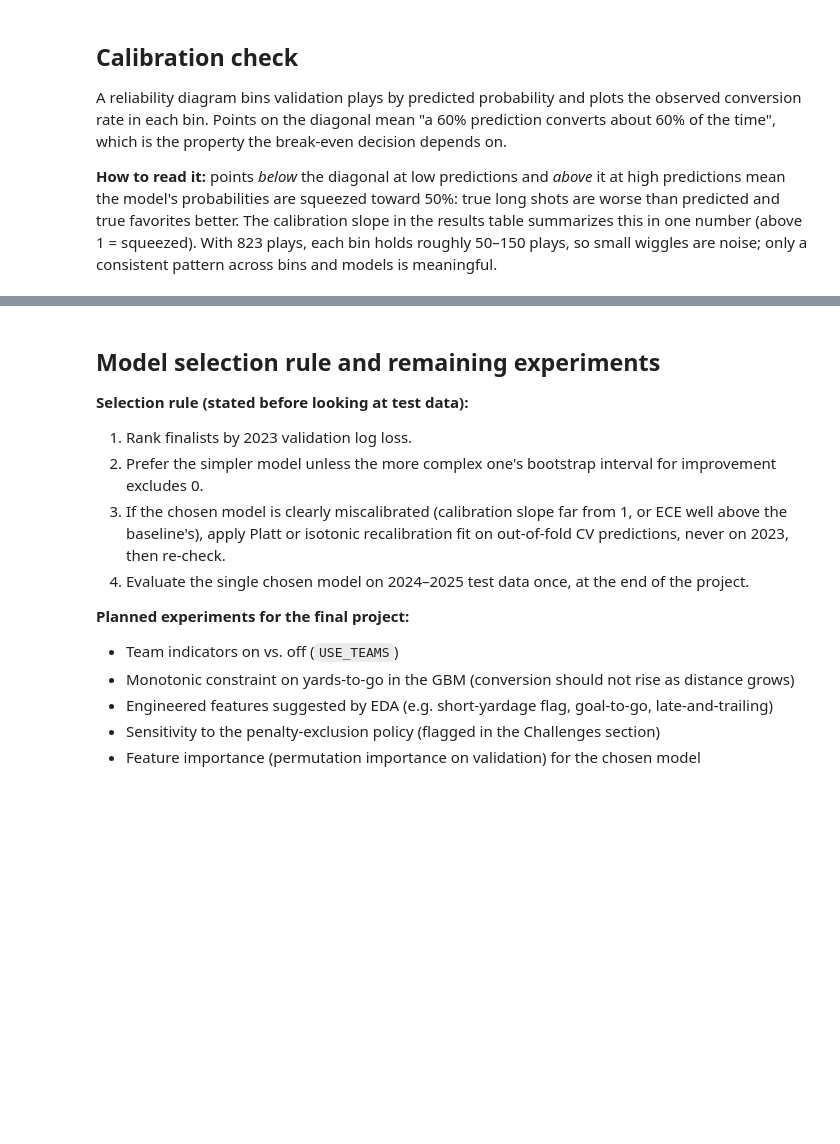
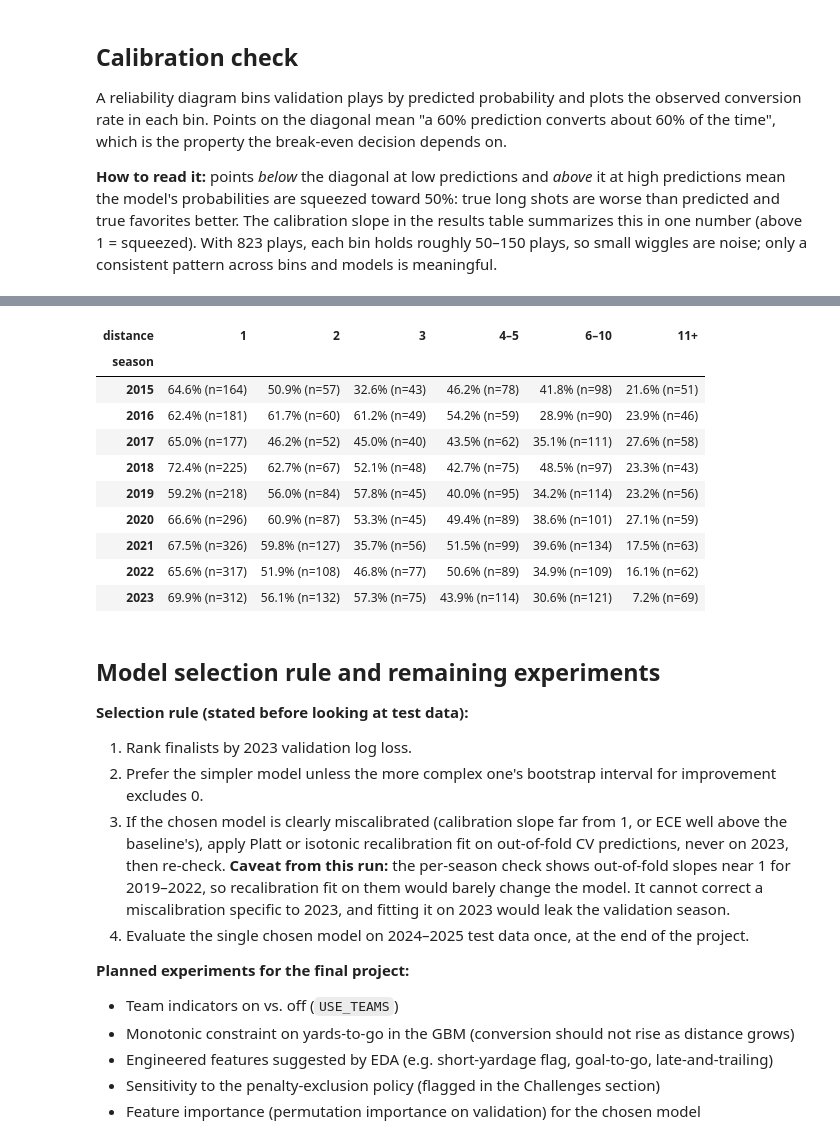
Before and after one commit to logancalder/DATASCI207-Project, a Jupyter notebook: notebooks/04_ariel_models.ipynb, the cells around one changed output, grey strips where cells are left out. Saved outputs shown, nothing was run; the diff lists cells and outputs as text; code cells hidden in the pictures; blank space fills up the shorter version.

Commit message:
Run notebook: tuned models, season-CV comparison, per-season calibration check

```diff
--- a/notebooks/04_ariel_models.ipynb
+++ b/notebooks/04_ariel_models.ipynb
@@ -395,10 +507,31 @@ plt.close(fig)
+# %%
+# Cell 29
+seen = pd.concat([train, val], ignore_index=True)
+seen["distance"] = pd.cut(seen["ydstogo"], [-np.inf, 1, 2, 3, 5, 10, np.inf],
+                          labels=["1", "2", "3", "4–5", "6–10", "11+"])
+by_season = seen.pivot_table(index="season", columns="distance", values=TARGET_COLUMN, aggfunc="mean", observed=False)
+counts = seen.pivot_table(index="season", columns="distance", values=TARGET_COLUMN, aggfunc="size", observed=False)
+by_season.round(3).to_csv(OUT / "conversion_by_distance_and_season.csv")
+display((by_season * 100).round(1).astype(str) + "% (n=" + counts.astype(str) + ")")
+# %% [output]
+| distance | 1 | 2 | 3 | 4–5 | 6–10 | 11+ |
+| season |  |  |  |  |  |  |
+| 2015 | 64.6% (n=164) | 50.9% (n=57) | 32.6% (n=43) | 46.2% (n=78) | 41.8% (n=98) | 21.6% (n=51) |
+| 2016 | 62.4% (n=181) | 61.7% (n=60) | 61.2% (n=49) | 54.2% (n=59) | 28.9% (n=90) | 23.9% (n=46) |
+| 2017 | 65.0% (n=177) | 46.2% (n=52) | 45.0% (n=40) | 43.5% (n=62) | 35.1% (n=111) | 27.6% (n=58) |
+| 2018 | 72.4% (n=225) | 62.7% (n=67) | 52.1% (n=48) | 42.7% (n=75) | 48.5% (n=97) | 23.3% (n=43) |
+| 2019 | 59.2% (n=218) | 56.0% (n=84) | 57.8% (n=45) | 40.0% (n=95) | 34.2% (n=114) | 23.2% (n=56) |
+| 2020 | 66.6% (n=296) | 60.9% (n=87) | 53.3% (n=45) | 49.4% (n=89) | 38.6% (n=101) | 27.1% (n=59) |
+| 2021 | 67.5% (n=326) | 59.8% (n=127) | 35.7% (n=56) | 51.5% (n=99) | 39.6% (n=134) | 17.5% (n=63) |
+| 2022 | 65.6% (n=317) | 51.9% (n=108) | 46.8% (n=77) | 50.6% (n=89) | 34.9% (n=109) | 16.1% (n=62) |
+| 2023 | 69.9% (n=312) | 56.1% (n=132) | 57.3% (n=75) | 43.9% (n=114) | 30.6% (n=121) | 7.2% (n=69) |
 # %% [markdown]
-<!-- Cell 26 -->
+<!-- Cell 30 -->
 ## Model selection rule and remaining experiments
 **Selection rule (stated before looking at test data):**
 1. Rank finalists by 2023 validation log loss.
 2. Prefer the simpler model unless the more complex one's bootstrap interval for improvement excludes 0.
-3. If the chosen model is clearly miscalibrated (calibration slope far from 1, or ECE well above the baseline's), apply Platt or isotonic recalibration fit on out-of-fold CV predictions, never on 2023, then re-check.
+3. If the chosen model is clearly miscalibrated (calibration slope far from 1, or ECE well above the baseline's), apply Platt or isotonic recalibration fit on out-of-fold CV predictions, never on 2023, then re-check. **Caveat from this run:** the per-season check shows out-of-fold slopes near 1 for 2019–2022, so recalibration fit on them would barely change the model. It cannot correct a miscalibration specific to 2023, and fitting it on 2023 would leak the validation season.
 4. Evaluate the single chosen model on 2024–2025 test data once, at the end of the project.
 
 **Planned experiments for the final project:**
```
Also changed, not shown: parts of 17 cells of this notebook, 9 other files.
